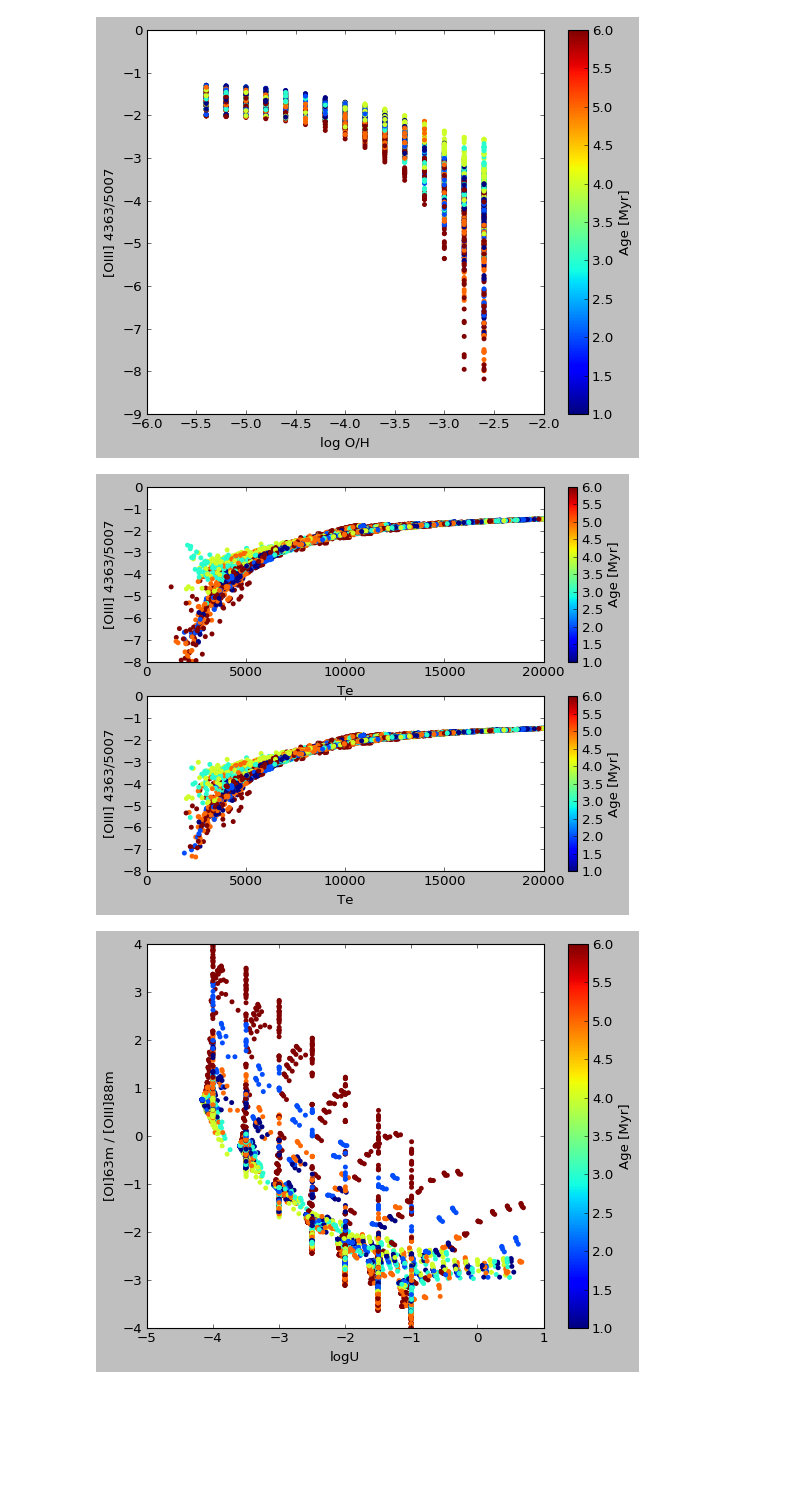
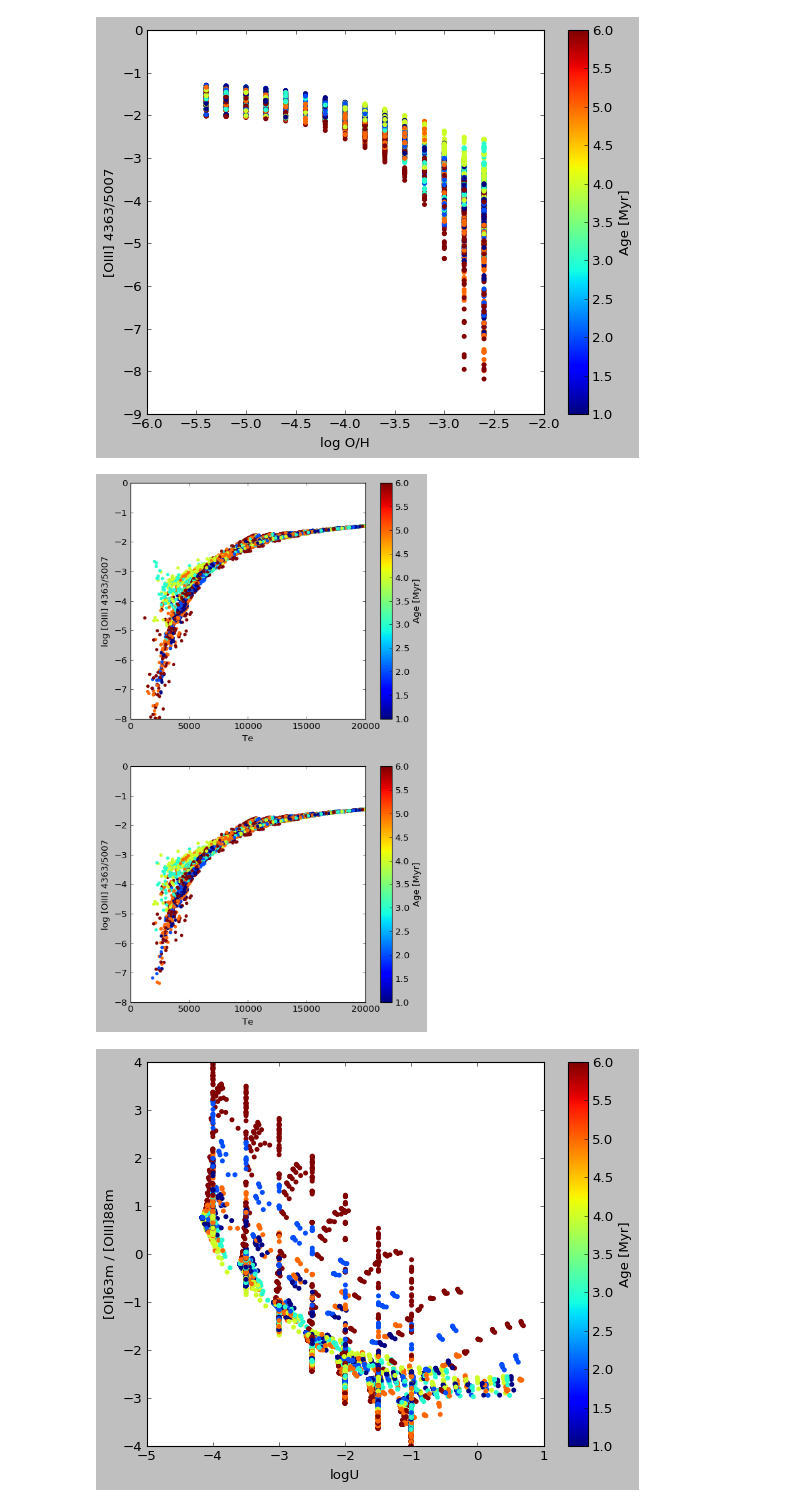
Before and after one commit to Morisset/Cloudy_Summer_School, a Jupyter notebook: Notebooks/explore_3MdB.ipynb, the cells around one changed output. Saved outputs shown, nothing was run; the diff lists cells and outputs as text; code cells hidden in the pictures; blank space fills up the shorter version.

Commit message:
dif plots

```diff
--- a/Notebooks/explore_3MdB.ipynb
+++ b/Notebooks/explore_3MdB.ipynb
@@ -128,27 +128,27 @@ cb.set_label('Age [Myr]')
 # %% [output]
 [figure]
 # %%
-f, (ax1, ax2) = plt.subplots(2,1)
+f, (ax1, ax2) = plt.subplots(2,1, figsize=(7,12))
 cax1 = ax1.scatter(res4['Te'],
            np.log10((res4['O3a'])/res4['O3']),
           c=res4['age']/1e6, edgecolor='');
 ax1.set_xlabel('Te')
-ax1.set_ylabel('[OIII] 4363/5007')
+ax1.set_ylabel('log [OIII] 4363/5007')
 cb1 = plt.colorbar(cax1, ax=ax1)
 cb1.set_label('Age [Myr]')
 ax1.set_xlim((0, 20000))
 ax1.set_ylim((-8, 0))
 cax2 = ax2.scatter(res4['Te'],
            np.log10((res4['O3a']-res4['O3ar'])/res4['O3']),
           c=res4['age']/1e6, edgecolor='');
 ax2.set_xlabel('Te')
-ax2.set_ylabel('[OIII] 4363/5007')
+ax2.set_ylabel('log [OIII] 4363/5007')
 cb2 = plt.colorbar(cax2, ax=ax2)
 cb2.set_label('Age [Myr]')
 ax2.set_xlim((0, 20000))
 ax2.set_ylim((-8, 0));
 # %% [output]
-[figure, old version]
+[figure, new version]
 # %%
 f, ax = plt.subplots()
 cax = ax.scatter(res4['logU_mean'],
```
Also changed, not shown: parts of 2 cells of this notebook.
